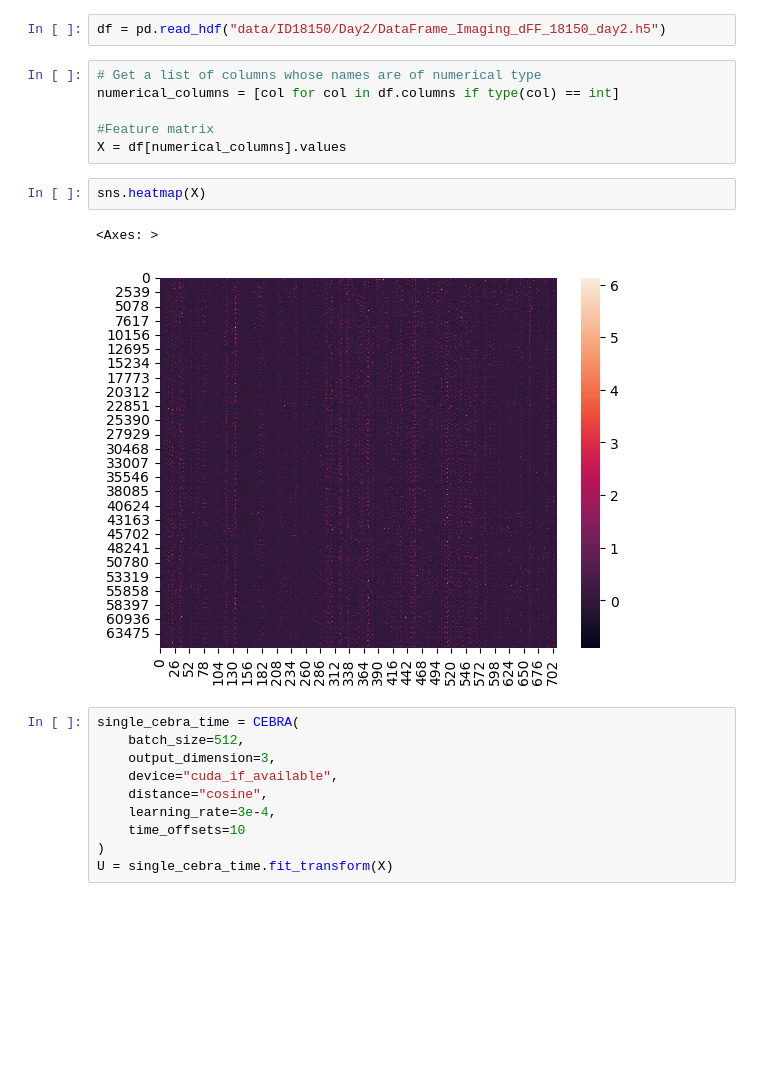
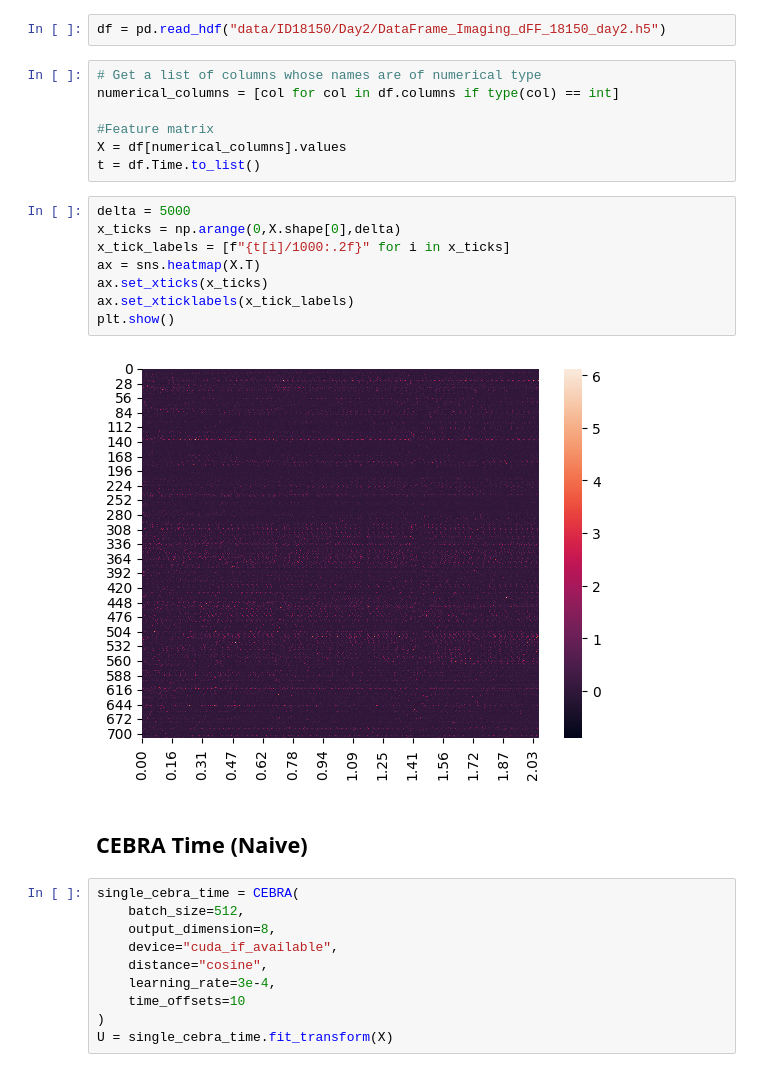
Before and after one commit to neuroscience-bonn/dimensionality-reduction, a Jupyter notebook: cebra.ipynb, the cells around one changed output. Saved outputs shown, nothing was run; the diff lists cells and outputs as text; blank space fills up the shorter version.

```diff
--- a/cebra.ipynb
+++ b/cebra.ipynb
@@ -12,15 +12,23 @@ numerical_columns = [col for col in df.columns if type(col) == int]
 
 #Feature matrix
 X = df[numerical_columns].values
+t = df.Time.to_list()
-# %%
-sns.heatmap(X)
-# %% [output]
-<Axes: >
-[figure, removed]
+# %%
+delta = 5000
+x_ticks = np.arange(0,X.shape[0],delta)
+x_tick_labels = [f"{t[i]/1000:.2f}" for i in x_ticks]
+ax = sns.heatmap(X.T)
+ax.set_xticks(x_ticks)
+ax.set_xticklabels(x_tick_labels)
+plt.show()
+# %% [output]
+[figure, added]
+# %% [markdown]
+## CEBRA Time (Naive)
 # %%
 single_cebra_time = CEBRA(
     batch_size=512,
-    output_dimension=3,
+    output_dimension=8,
     device="cuda_if_available",
     distance="cosine",
     learning_rate=3e-4,
```
Also changed, not shown: parts of 4 cells of this notebook.
